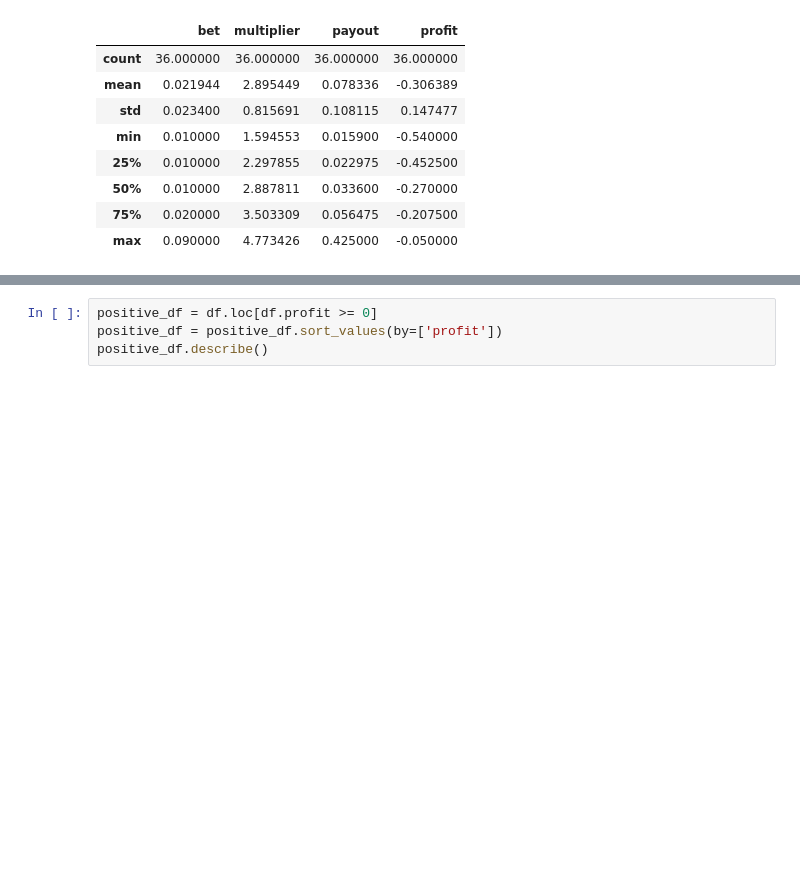
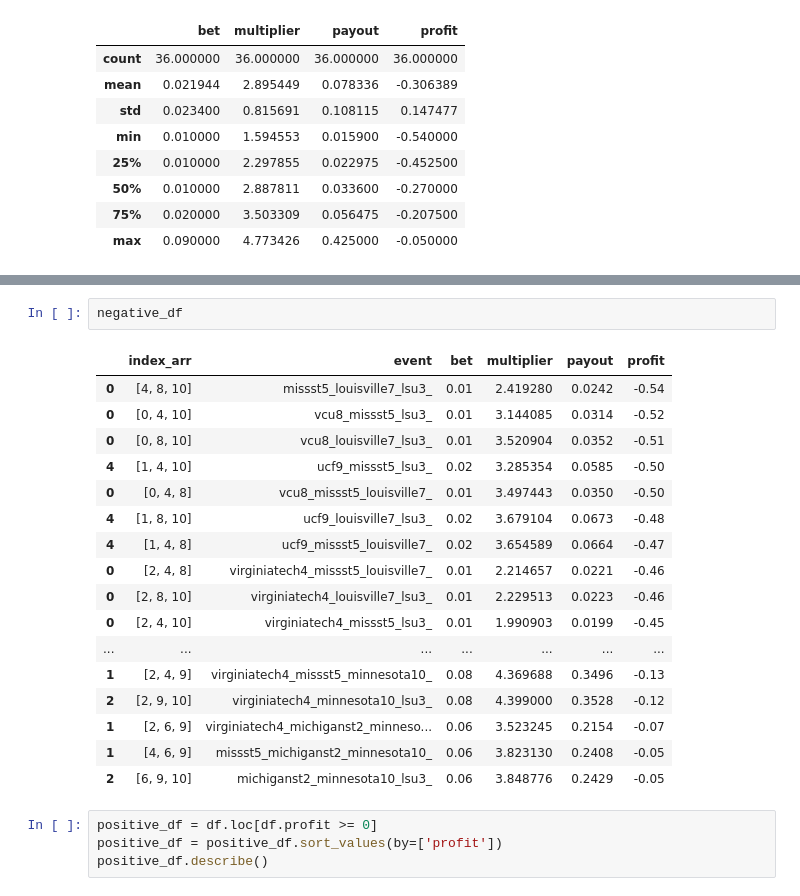
Before and after one commit to Rperry2174/SportsBook, a Jupyter notebook: tournament.ipynb, the cells around one changed output, grey strips where cells are left out. Cells and saved outputs as stored; diff of their text form; blank space fills up the shorter version.

Commit message:
Working team index in data frame

```diff
--- a/tournament.ipynb
+++ b/tournament.ipynb
@@ -180,3 +199,23 @@ negative_df.describe()
+# %%
+negative_df
+# %% [output]
+|  | index_arr | event | bet | multiplier | payout | profit |
+| 0 | [4, 8, 10] | missst5_louisville7_lsu3_ | 0.01 | 2.419280 | 0.0242 | -0.54 |
+| 0 | [0, 4, 10] | vcu8_missst5_lsu3_ | 0.01 | 3.144085 | 0.0314 | -0.52 |
+| 0 | [0, 8, 10] | vcu8_louisville7_lsu3_ | 0.01 | 3.520904 | 0.0352 | -0.51 |
+| 4 | [1, 4, 10] | ucf9_missst5_lsu3_ | 0.02 | 3.285354 | 0.0585 | -0.50 |
+| 0 | [0, 4, 8] | vcu8_missst5_louisville7_ | 0.01 | 3.497443 | 0.0350 | -0.50 |
+| 4 | [1, 8, 10] | ucf9_louisville7_lsu3_ | 0.02 | 3.679104 | 0.0673 | -0.48 |
+| 4 | [1, 4, 8] | ucf9_missst5_louisville7_ | 0.02 | 3.654589 | 0.0664 | -0.47 |
+| 0 | [2, 4, 8] | virginiatech4_missst5_louisville7_ | 0.01 | 2.214657 | 0.0221 | -0.46 |
+| 0 | [2, 8, 10] | virginiatech4_louisville7_lsu3_ | 0.01 | 2.229513 | 0.0223 | -0.46 |
+| 0 | [2, 4, 10] | virginiatech4_missst5_lsu3_ | 0.01 | 1.990903 | 0.0199 | -0.45 |
+| ... | ... | ... | ... | ... | ... | ... |
+| 1 | [2, 4, 9] | virginiatech4_missst5_minnesota10_ | 0.08 | 4.369688 | 0.3496 | -0.13 |
+| 2 | [2, 9, 10] | virginiatech4_minnesota10_lsu3_ | 0.08 | 4.399000 | 0.3528 | -0.12 |
+| 1 | [2, 6, 9] | virginiatech4_michiganst2_minneso... | 0.06 | 3.523245 | 0.2154 | -0.07 |
+| 1 | [4, 6, 9] | missst5_michiganst2_minnesota10_ | 0.06 | 3.823130 | 0.2408 | -0.05 |
+| 2 | [6, 9, 10] | michiganst2_minnesota10_lsu3_ | 0.06 | 3.848776 | 0.2429 | -0.05 |
 # %%
 positive_df = df.loc[df.profit >= 0]
 positive_df = positive_df.sort_values(by=['profit'])
```
Also changed, not shown: parts of 7 cells of this notebook, 2 other files.
